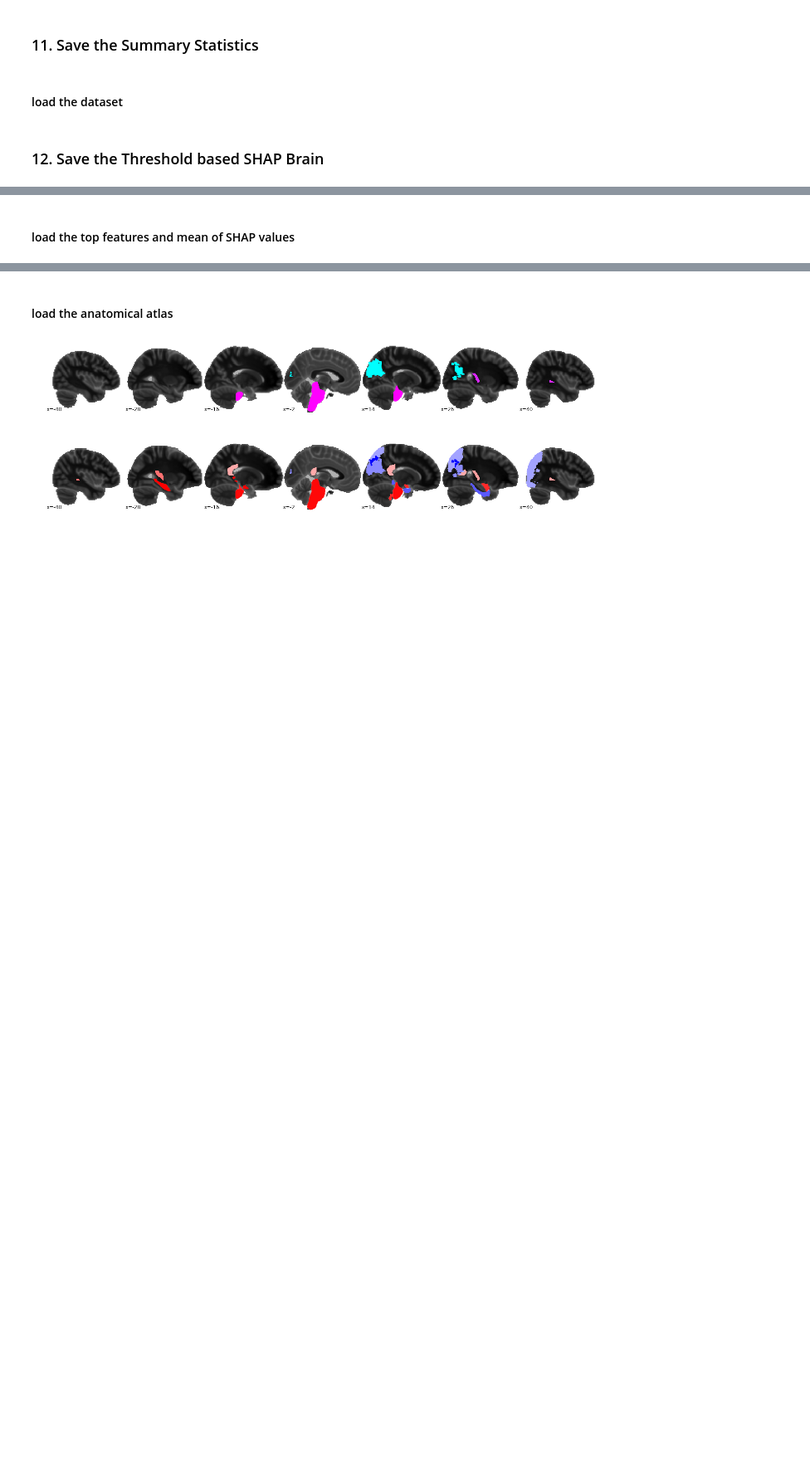
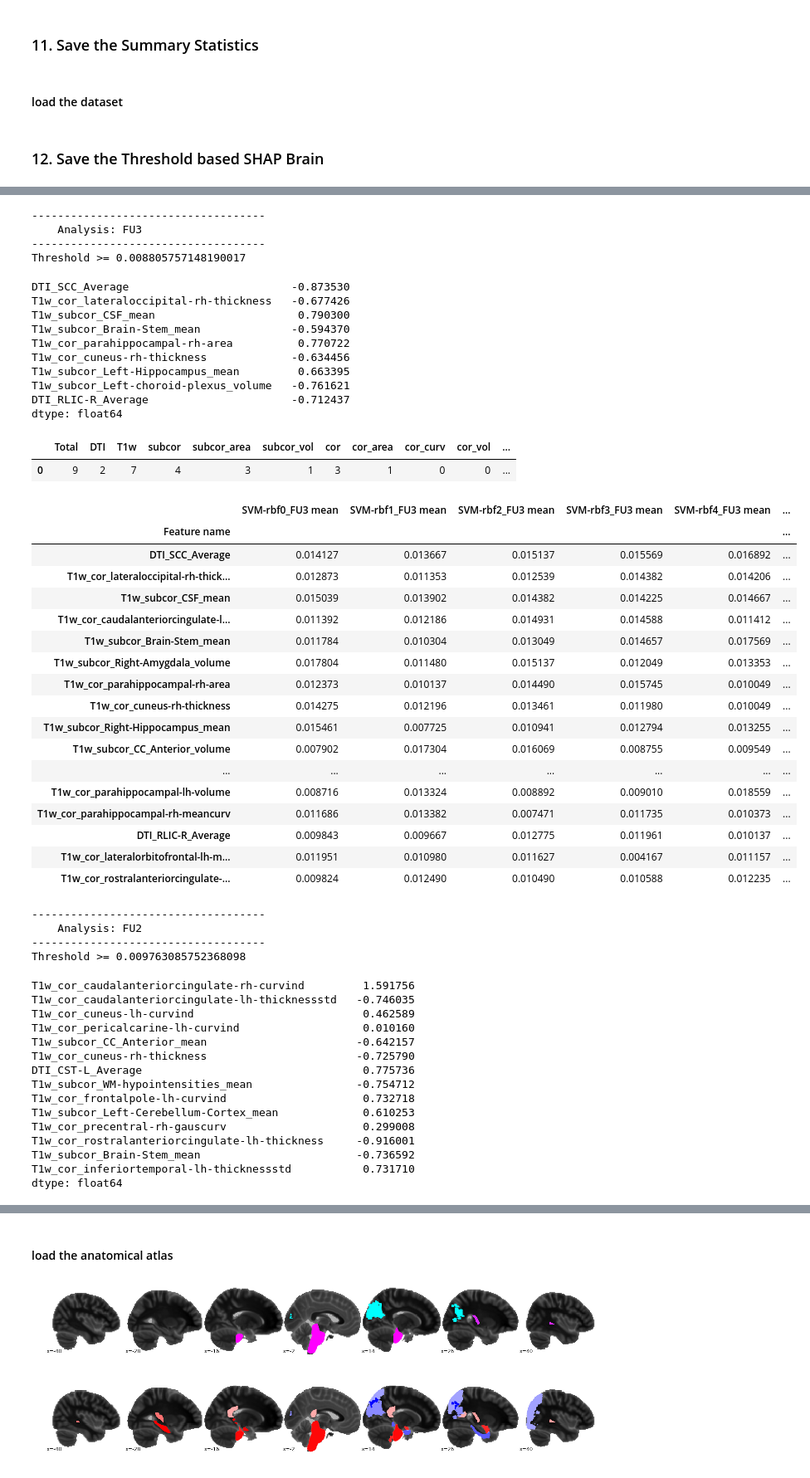
Before and after one commit to jihoonkim2100/imagen_post_hoc_analysis, a Jupyter notebook: post-hoc_preprocessing.ipynb, the cells around one changed output, grey strips where cells are left out. Shown at 83% size. Cells and saved outputs as stored; diff of their text form; code cells hidden in the pictures; blank space fills up the shorter version.

```diff
--- a/post-hoc_preprocessing.ipynb
+++ b/post-hoc_preprocessing.ipynb
@@ -587,3 +573,21 @@ SVM_rbf_BL = posthoc.to_SHAP(SVM_rbf_list, 'all_SVM-rbf_BL_SHAP.csv')#, save=Tru
+# %%
+SVM_rbf_POS_FU3_list = []
+for data in SVM_rbf_FU3:
+    df = posthoc.load_POS_Feature(H5_FU3, data)
+    SVM_rbf_POS_FU3_list.append(df)
+SVM_rbf_FU3_POS = posthoc.to_SHAP(SVM_rbf_POS_FU3_list, 'all_SVM-rbf_FU3_POS.csv')#, save=True)
+# %%
+SVM_rbf_POS_FU2_list = []
+for data in SVM_rbf_FU2:
+    df = posthoc.load_POS_Feature(H5_FU2, data)
+    SVM_rbf_POS_FU2_list.append(df)
+SVM_rbf_FU2_POS = posthoc.to_SHAP(SVM_rbf_POS_FU2_list, 'all_SVM-rbf_FU2_POS.csv')#, save=True)
+# %%
+SVM_rbf_POS_BL_list = []
+for data in SVM_rbf_BL:
+    df = posthoc.load_POS_Feature(H5_BL, data)
+    SVM_rbf_POS_BL_list.append(df)
+SVM_rbf_BL_POS = posthoc.to_SHAP(SVM_rbf_POS_BL_list, 'all_SVM-rbf_BL_POS.csv')#, save=True)
 # %% [markdown]
 ### 11. Save the Summary Statistics
 # %% [markdown]
@@ -690,7 +696,7 @@ def get_top_features(tp_list=['FU3', 'FU2', 'BL'], threshold=None, viz=False):
         top_features_dict.update({tp:top_features})
 
         # load the mean of the SHAP value
-        df2 = posthoc.read_SHAP(f'all_SVM-rbf_{tp}_SHAP.csv')
+        df2 = posthoc.read_SHAP(f'all_SVM-rbf_{tp}_POS.csv')
         SHAP_mean = df2[top_features]
         col_name = SHAP_mean.columns.to_list()
         SHAP_val = SHAP_mean.mean().to_list()
@@ -707,11 +713,65 @@ def get_top_features(tp_list=['FU3', 'FU2', 'BL'], threshold=None, viz=False):
             display(get_featuretype_cnt(top_features))
             display(df.head(22).style.background_gradient(vmin=thresh, cmap='PuBu_r').highlight_between(right=thresh, color='black'))
     return top_features_dict, shap_values_dict
-# %% [markdown]
-#### load the top features and mean of SHAP values
 # %%
 _ , All_dm_SHAP = get_top_features(tp_list=['FU3', 'FU2', 'BL'], threshold=None, viz=False)
 _ , All_2s_SHAP = get_top_features(tp_list=['FU3', 'FU2', 'BL'], threshold=2.58, viz=False)
 _ , All_nd_SHAP = get_top_features(tp_list=['FU3', 'FU2', 'BL'], threshold=0, viz=False)
 _ , All_1s_SHAP = get_top_features(tp_list=['FU3', 'FU2', 'BL'], threshold=1.96, viz=False)
 _ , All_3s_SHAP = get_top_features(tp_list=['FU3', 'FU2', 'BL'], threshold=3.3, viz=False)
+# %%
+_ , _ = get_top_features(tp_list=['FU3', 'FU2', 'BL'], threshold=2.58, viz=True)
+# %% [output]
+------------------------------------
+    Analysis: FU3
+------------------------------------
+Threshold >= 0.008805757148190017
+DTI_SCC_Average                         -0.873530
+T1w_cor_lateraloccipital-rh-thickness   -0.677426
+T1w_subcor_CSF_mean                      0.790300
+T1w_subcor_Brain-Stem_mean              -0.594370
+T1w_cor_parahippocampal-rh-area          0.770722
+T1w_cor_cuneus-rh-thickness             -0.634456
+T1w_subcor_Left-Hippocampus_mean         0.663395
+T1w_subcor_Left-choroid-plexus_volume   -0.761621
+DTI_RLIC-R_Average                      -0.712437
+dtype: float64
+|  | Total | DTI | T1w | subcor | subcor_area | subcor_vol | cor | cor_area | cor_curv | cor_vol | ... |
+| 0 | 9 | 2 | 7 | 4 | 3 | 1 | 3 | 1 | 0 | 0 | ... |
+|  | SVM-rbf0_FU3 mean | SVM-rbf1_FU3 mean | SVM-rbf2_FU3 mean | SVM-rbf3_FU3 mean | SVM-rbf4_FU3 mean | ... |
+| Feature name |  |  |  |  |  | ... |
+| DTI_SCC_Average | 0.014127 | 0.013667 | 0.015137 | 0.015569 | 0.016892 | ... |
+| T1w_cor_lateraloccipital-rh-thick... | 0.012873 | 0.011353 | 0.012539 | 0.014382 | 0.014206 | ... |
+| T1w_subcor_CSF_mean | 0.015039 | 0.013902 | 0.014382 | 0.014225 | 0.014667 | ... |
+| T1w_cor_caudalanteriorcingulate-l... | 0.011392 | 0.012186 | 0.014931 | 0.014588 | 0.011412 | ... |
+| T1w_subcor_Brain-Stem_mean | 0.011784 | 0.010304 | 0.013049 | 0.014657 | 0.017569 | ... |
+| T1w_subcor_Right-Amygdala_volume | 0.017804 | 0.011480 | 0.015137 | 0.012049 | 0.013353 | ... |
+| T1w_cor_parahippocampal-rh-area | 0.012373 | 0.010137 | 0.014490 | 0.015745 | 0.010049 | ... |
+| T1w_cor_cuneus-rh-thickness | 0.014275 | 0.012196 | 0.013461 | 0.011980 | 0.010049 | ... |
+| T1w_subcor_Right-Hippocampus_mean | 0.015461 | 0.007725 | 0.010941 | 0.012794 | 0.013255 | ... |
+| T1w_subcor_CC_Anterior_volume | 0.007902 | 0.017304 | 0.016069 | 0.008755 | 0.009549 | ... |
+| ... | ... | ... | ... | ... | ... | ... |
+| T1w_cor_parahippocampal-lh-volume | 0.008716 | 0.013324 | 0.008892 | 0.009010 | 0.018559 | ... |
+| T1w_cor_parahippocampal-rh-meancurv | 0.011686 | 0.013382 | 0.007471 | 0.011735 | 0.010373 | ... |
+| DTI_RLIC-R_Average | 0.009843 | 0.009667 | 0.012775 | 0.011961 | 0.010137 | ... |
+| T1w_cor_lateralorbitofrontal-lh-m... | 0.011951 | 0.010980 | 0.011627 | 0.004167 | 0.011157 | ... |
+| T1w_cor_rostralanteriorcingulate-... | 0.009824 | 0.012490 | 0.010490 | 0.010588 | 0.012235 | ... |
+------------------------------------
+    Analysis: FU2
+------------------------------------
+Threshold >= 0.009763085752368098
+T1w_cor_caudalanteriorcingulate-rh-curvind         1.591756
+T1w_cor_caudalanteriorcingulate-lh-thicknessstd   -0.746035
+T1w_cor_cuneus-lh-curvind                          0.462589
+T1w_cor_pericalcarine-lh-curvind                   0.010160
+T1w_subcor_CC_Anterior_mean                       -0.642157
+T1w_cor_cuneus-rh-thickness                       -0.725790
+DTI_CST-L_Average                                  0.775736
+T1w_subcor_WM-hypointensities_mean                -0.754712
+T1w_cor_frontalpole-lh-curvind                     0.732718
+T1w_subcor_Left-Cerebellum-Cortex_mean             0.610253
+T1w_cor_precentral-rh-gauscurv                     0.299008
+T1w_cor_rostralanteriorcingulate-lh-thickness     -0.916001
+T1w_subcor_Brain-Stem_mean                        -0.736592
+T1w_cor_inferiortemporal-lh-thicknessstd           0.731710
+dtype: float64
```
Also changed, not shown: parts of 7 cells of this notebook, 1 other file.
